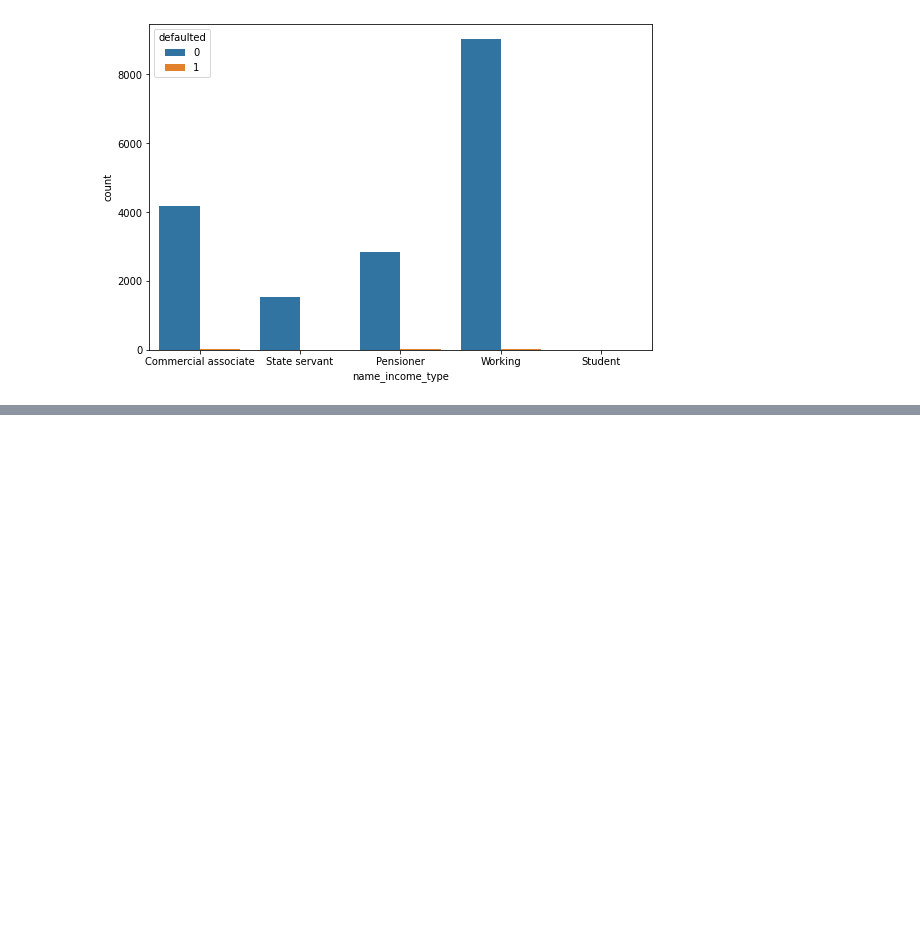
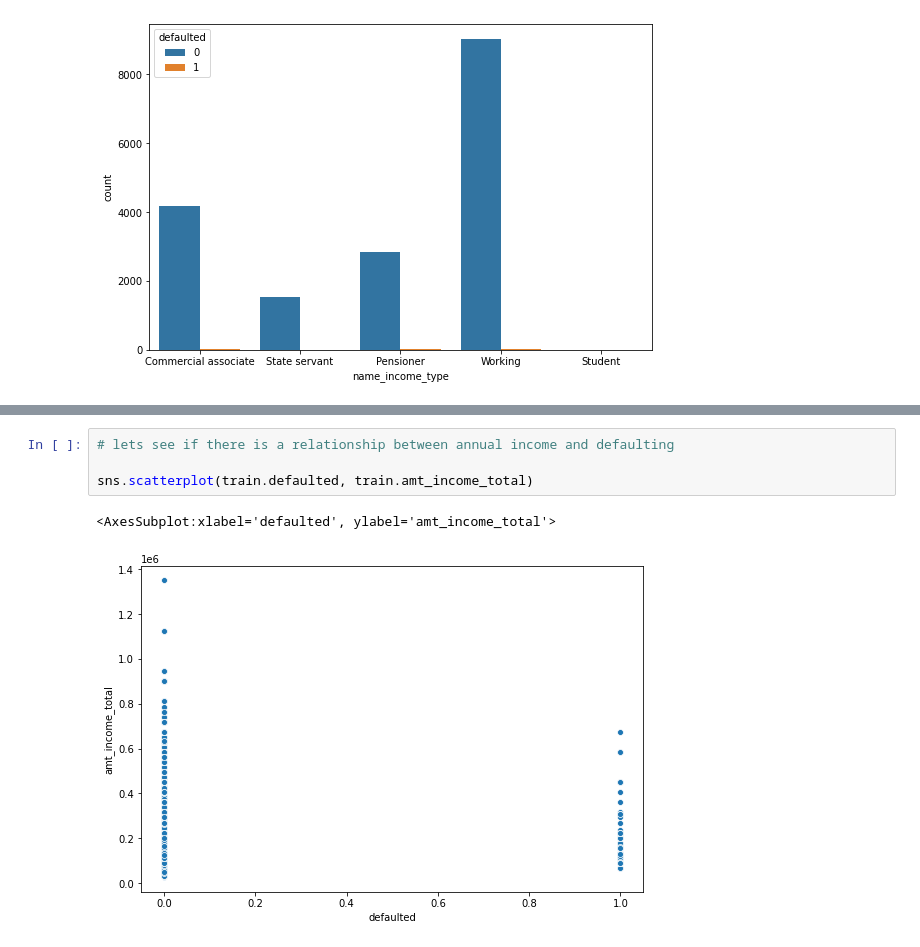
Before and after one commit to credit-risk-management-predictor/credit-risk-management-predictor, a Jupyter notebook: Bibek-explore-v2.ipynb, the cells around one changed output, grey strips where cells are left out. Saved outputs shown, nothing was run; the diff lists cells and outputs as text; blank space fills up the shorter version.

```diff
--- a/Bibek-explore-v2.ipynb
+++ b/Bibek-explore-v2.ipynb
@@ -250,0 +255,7 @@ sns.countplot(train.name_income_type, hue = train.defaulted)
+# %%
+# lets see if there is a relationship between annual income and defaulting
+
+sns.scatterplot(train.defaulted, train.amt_income_total)
+# %% [output]
+<AxesSubplot:xlabel='defaulted', ylabel='amt_income_total'>
+[figure, added]
```
Also changed, not shown: parts of 14 cells of this notebook.
